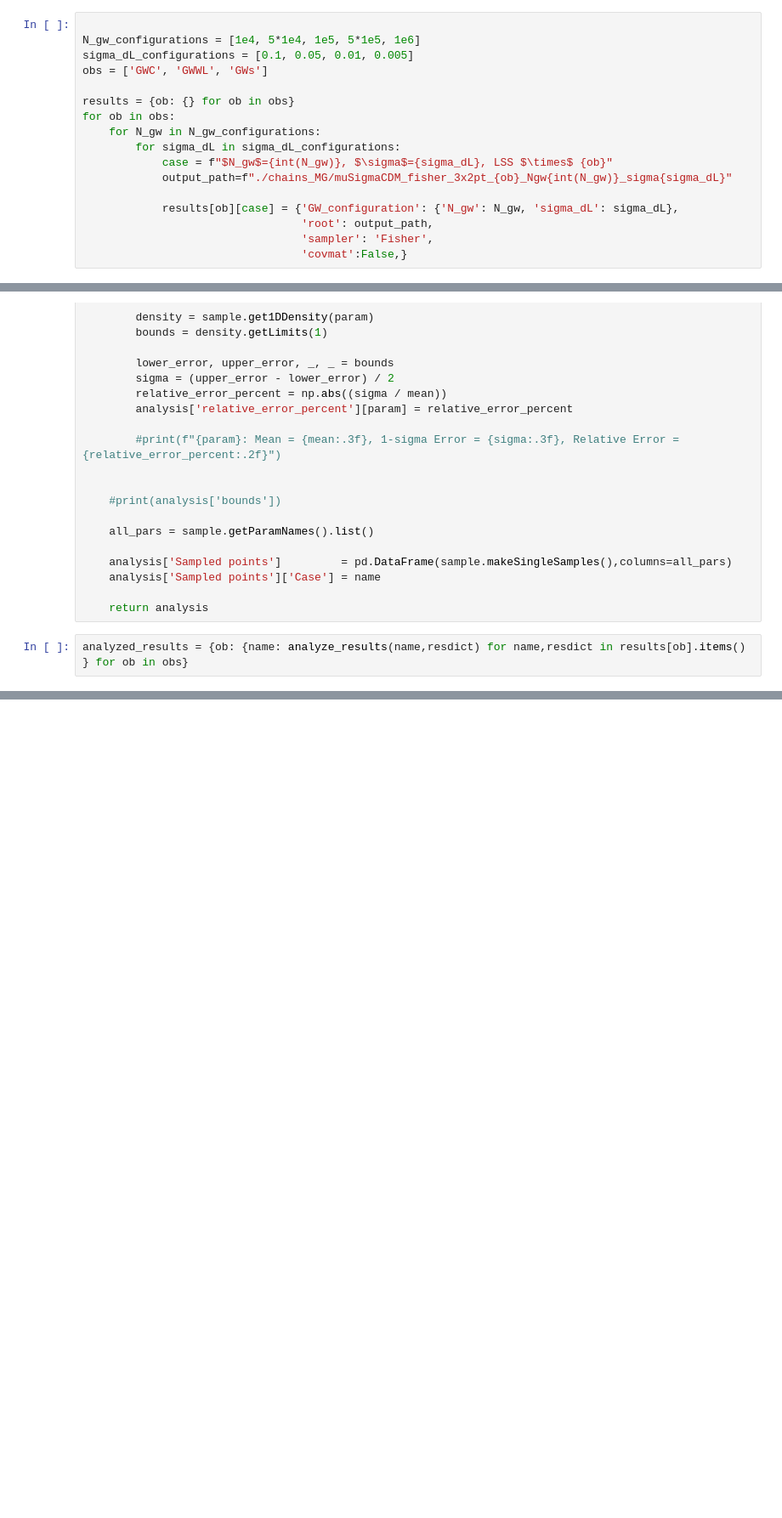
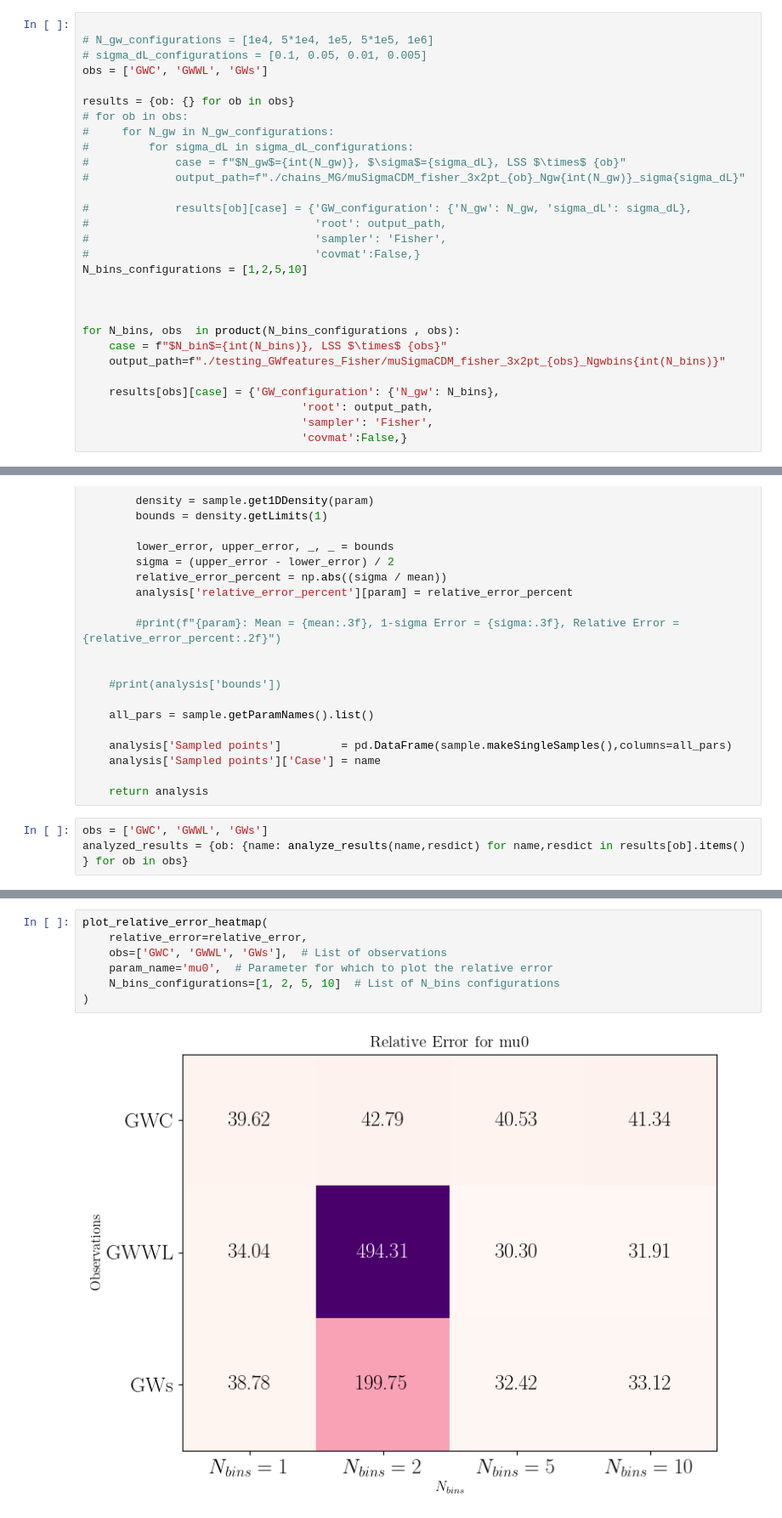
Before and after one commit to chiaradeleo1/GWXLSS, a Jupyter notebook: testing_GW_features.ipynb, the cells around one changed output, grey strips where cells are left out. Shown: that part at 85% size. Saved outputs shown, nothing was run; the diff lists cells and outputs as text; blank space fills up the shorter version.

```diff
--- a/testing_GW_features.ipynb
+++ b/testing_GW_features.ipynb
@@ -68,18 +68,30 @@ fiducial = {'ombh2': 0.022445,
 fiducial['logA'] = np.log(fiducial['As']*1.e+10)
 # %%
 
-N_gw_configurations = [1e4, 5*1e4, 1e5, 5*1e5, 1e6]
-sigma_dL_configurations = [0.1, 0.05, 0.01, 0.005]
+# N_gw_configurations = [1e4, 5*1e4, 1e5, 5*1e5, 1e6]
+# sigma_dL_configurations = [0.1, 0.05, 0.01, 0.005]
 obs = ['GWC', 'GWWL', 'GWs']
 
 results = {ob: {} for ob in obs}
-for ob in obs:
-    for N_gw in N_gw_configurations:
-        for sigma_dL in sigma_dL_configurations:
-            case = f"$N_gw$={int(N_gw)}, $\sigma$={sigma_dL}, LSS $\times$ {ob}"
-            output_path=f"./chains_MG/muSigmaCDM_fisher_3x2pt_{ob}_Ngw{int(N_gw)}_sigma{sigma_dL}"
+# for ob in obs:
+#     for N_gw in N_gw_configurations:
+#         for sigma_dL in sigma_dL_configurations:
+#             case = f"$N_gw$={int(N_gw)}, $\sigma$={sigma_dL}, LSS $\times$ {ob}"
+#             output_path=f"./chains_MG/muSigmaCDM_fisher_3x2pt_{ob}_Ngw{int(N_gw)}_sigma{sigma_dL}"
 
-            results[ob][case] = {'GW_configuration': {'N_gw': N_gw, 'sigma_dL': sigma_dL},
+#             results[ob][case] = {'GW_configuration': {'N_gw': N_gw, 'sigma_dL': sigma_dL},
+#                                  'root': output_path,
+#                                  'sampler': 'Fisher',
+#                                  'covmat':False,}
+N_bins_configurations = [1,2,5,10]
+
+
+
+for N_bins, obs  in product(N_bins_configurations , obs):
+    case = f"$N_bin$={int(N_bins)}, LSS $\times$ {obs}"
+    output_path=f"./testing_GWfeatures_Fisher/muSigmaCDM_fisher_3x2pt_{obs}_Ngwbins{int(N_bins)}"
+
+    results[obs][case] = {'GW_configuration': {'N_gw': N_bins},
                                  'root': output_path,
                                  'sampler': 'Fisher',
                                  'covmat':False,}
@@ -162,4 +174,5 @@ def analyze_results(name,info):
 
     return analysis
 # %%
+obs = ['GWC', 'GWWL', 'GWs']
 analyzed_results = {ob: {name: analyze_results(name,resdict) for name,resdict in results[ob].items() } for ob in obs}
@@ -232,0 +301,9 @@ plot_relative_error_heatmap(
+# %%
+plot_relative_error_heatmap(
+    relative_error=relative_error,
+    obs=['GWC', 'GWWL', 'GWs'],  # List of observations
+    param_name='mu0',  # Parameter for which to plot the relative error
+    N_bins_configurations=[1, 2, 5, 10]  # List of N_bins configurations
+)
+# %% [output]
+[figure, added]
```
Also changed, not shown: parts of 11 cells of this notebook, 3 other files.
